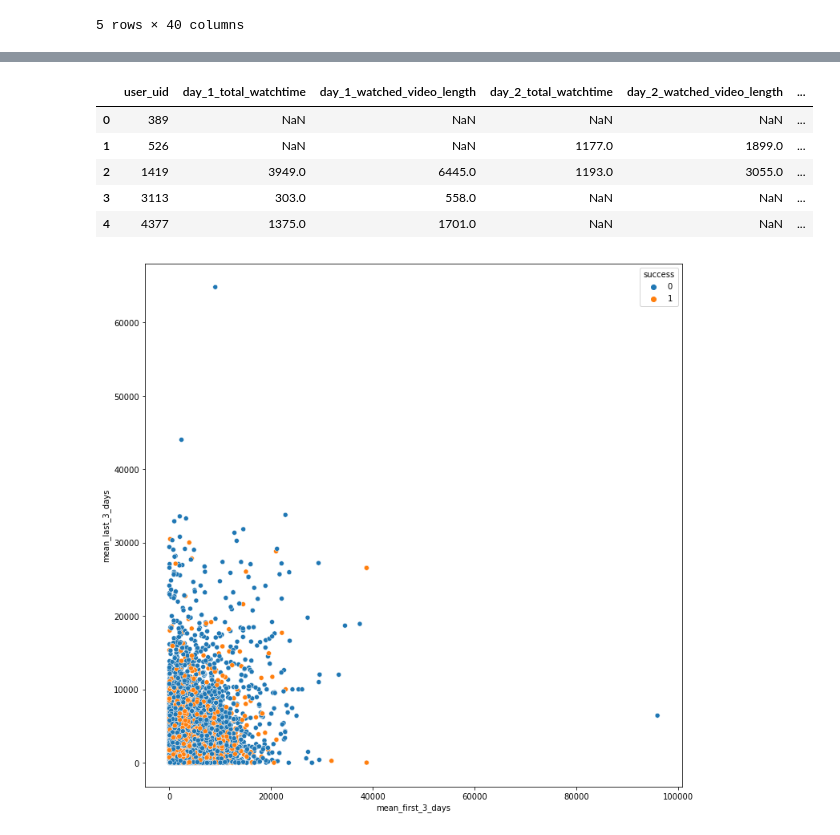
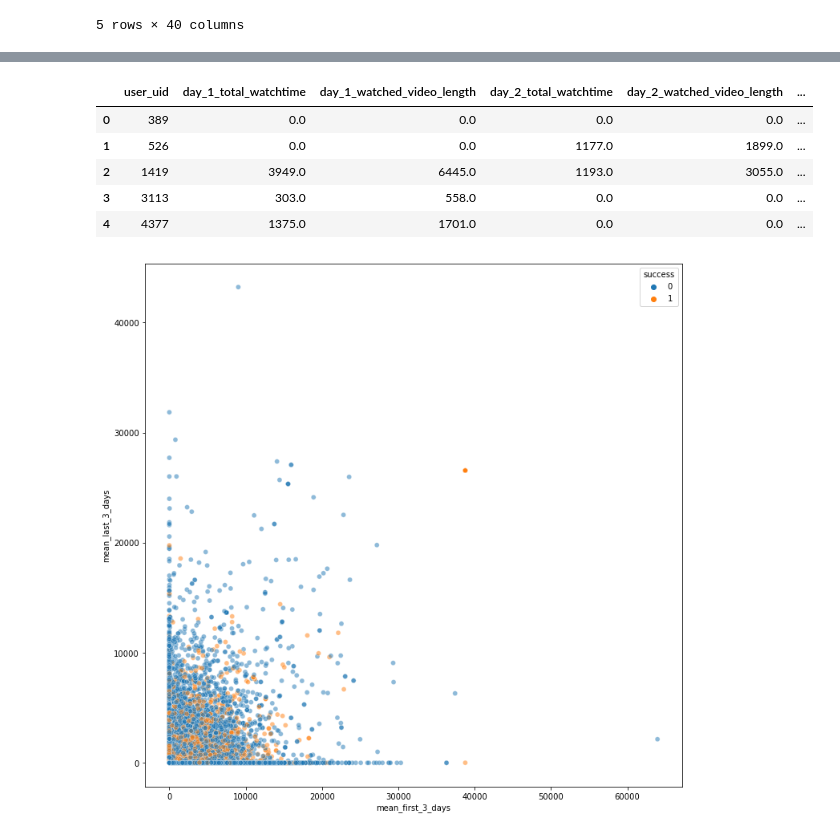
Before and after one commit to bdclow/Capstone, a Jupyter notebook: eda_notebooks/WatchTimeByTrialDay.ipynb, the cells around one changed output, grey strips where cells are left out. Drawn from its saved outputs; the diff is of its cells as text; code cells hidden in the pictures.

```diff
--- a/eda_notebooks/WatchTimeByTrialDay.ipynb
+++ b/eda_notebooks/WatchTimeByTrialDay.ipynb
@@ -26,6 +29,8 @@ combined.head()
 5 rows × 40 columns
 # %%
 watch_time = pd.merge(watch_time, combined[["user_uid", "success"]], on="user_uid")
+
+watch_time = watch_time.fillna(0.0)
 # %%
 watch_time
 # %% [output]
@@ -71,21 +77,26 @@ plt.show()
 # %%
-watch_time["mean_first_3_days"] = watch_time[["day_1_total_watchtime", "day_2_total_watchtime", "day_3_total_watchtime"]].mean(axis=1)
-watch_time["mean_last_3_days"] = watch_time[["day_-1_total_watchtime", "day_-2_total_watchtime", "day_-3_total_watchtime"]].mean(axis=1)
+watch_time["mean_first_3_days"] = watch_time[["day_1_total_watchtime", "day_2_total_watchtime", "day_3_total_watchtime"]]\
+    .mean(axis=1)\
+    .fillna(0.0)
+watch_time["mean_last_3_days"] = watch_time[["day_-1_total_watchtime", "day_-2_total_watchtime", "day_-3_total_watchtime"]]\
+    .mean(axis=1)\
+    .fillna(0.0)
 watch_time.head()
 # %% [output]
 |  | user_uid | day_1_total_watchtime | day_1_watched_video_length | day_2_total_watchtime | day_2_watched_video_length | ... |
-| 0 | 389 | NaN | NaN | NaN | NaN | ... |
-| 1 | 526 | NaN | NaN | 1177.0 | 1899.0 | ... |
+| 0 | 389 | 0.0 | 0.0 | 0.0 | 0.0 | ... |
+| 1 | 526 | 0.0 | 0.0 | 1177.0 | 1899.0 | ... |
 | 2 | 1419 | 3949.0 | 6445.0 | 1193.0 | 3055.0 | ... |
-| 3 | 3113 | 303.0 | 558.0 | NaN | NaN | ... |
-| 4 | 4377 | 1375.0 | 1701.0 | NaN | NaN | ... |
+| 3 | 3113 | 303.0 | 558.0 | 0.0 | 0.0 | ... |
+| 4 | 4377 | 1375.0 | 1701.0 | 0.0 | 0.0 | ... |
 # %%
 plt.figure(figsize=(12,12))
 sns.scatterplot(
         data=watch_time,
         x="mean_first_3_days",
         y="mean_last_3_days",
+        alpha=0.5,
         hue="success")
 plt.show()
 # %% [output]
-[figure, old version]
+[figure, new version]
```
Also changed, not shown: parts of 8 cells of this notebook, 1 other file.
